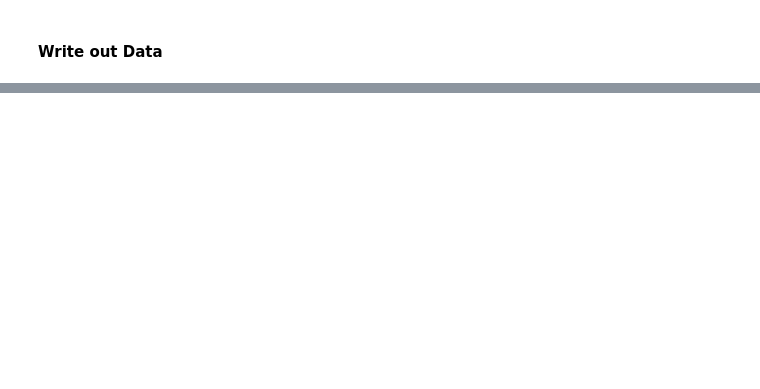
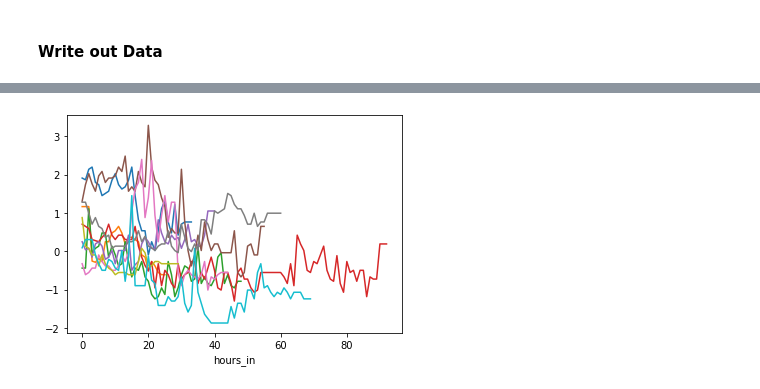
Before and after one commit to prob-ml/DynST, a Jupyter notebook: notebooks/simulated_data.ipynb, the cells around one changed output, grey strips where cells are left out. Saved outputs shown, nothing was run; the diff lists cells and outputs as text; code cells hidden in the pictures; blank space fills up the shorter version.

```diff
--- a/notebooks/simulated_data.ipynb
+++ b/notebooks/simulated_data.ipynb
@@ -147,33 +173,3 @@ Special ICD9 Codes:
 # %%
 vitals = h5["vitals_labs_mean"].droplevel(['hadm_id', 'icustay_id'])
 vitals.columns = vitals.columns.get_level_values(0)
-vital_list = [
-    'heart rate',
-    'red blood cell count',
-    'sodium',
-    'mean blood pressure',
-    'systemic vascular resistance',
-    'glucose',
-    'chloride urine',
-    'glascow coma scale total',
-    'hematocrit',
-    'positive end-expiratory pressure set',
-    'respiratory rate',
-    'prothrombin time pt',
-    'cholesterol',
-    'hemoglobin',
-    'creatinine',
-    'blood urea nitrogen',
-    'bicarbonate',
-    'calcium ionized',
-    'partial pressure of carbon dioxide',
-    'magnesium',
-    'anion gap',
-    'phosphorous',
-    'venous pvo2',
-    'platelets',
-    'calcium urine'
-]
-vitals = vitals[vital_list]
-vitals = vitals.fillna(method="ffill")
-vitals = vitals.fillna(method="bfill")
@@ -179,0 +178,4 @@ vitals = vitals.fillna(method="bfill")
+# %%
+vitals_list = vitals.notna().sum(0).sort_values(ascending=False).head(25).index
+# %%
+vitals = vitals[vitals_list]
@@ -334,0 +351,5 @@ df_label_probs.to_csv("../data/outcome_probs.csv")
+# %%
+for i in np.random.choice(vitals.index.levels[0], 10):
+    vitals["heart rate"].loc[i].plot()
+# %% [output]
+[figure, added]
```
Also changed, not shown: parts of 51 cells of this notebook, 8 other files.
